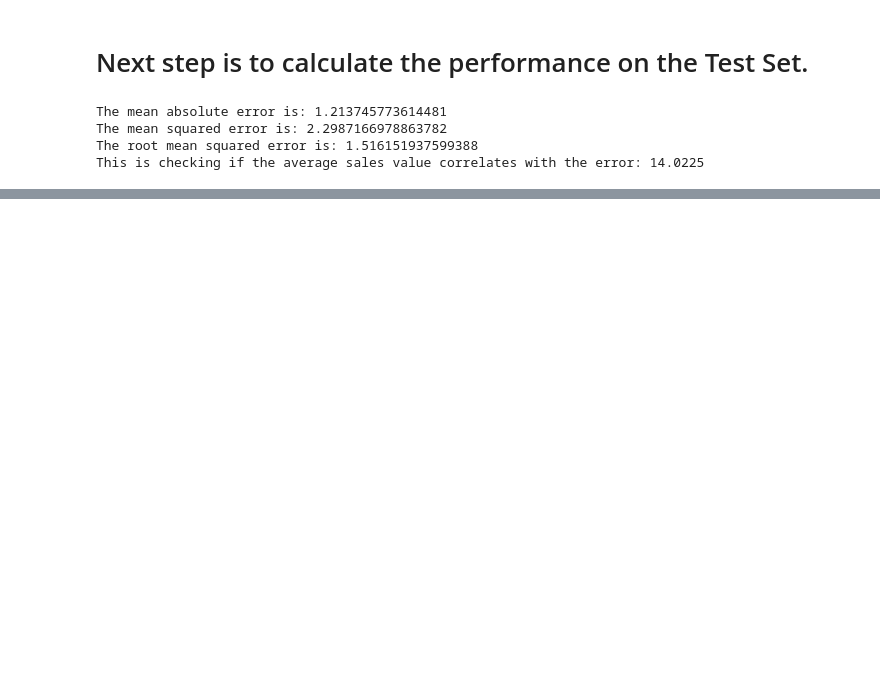
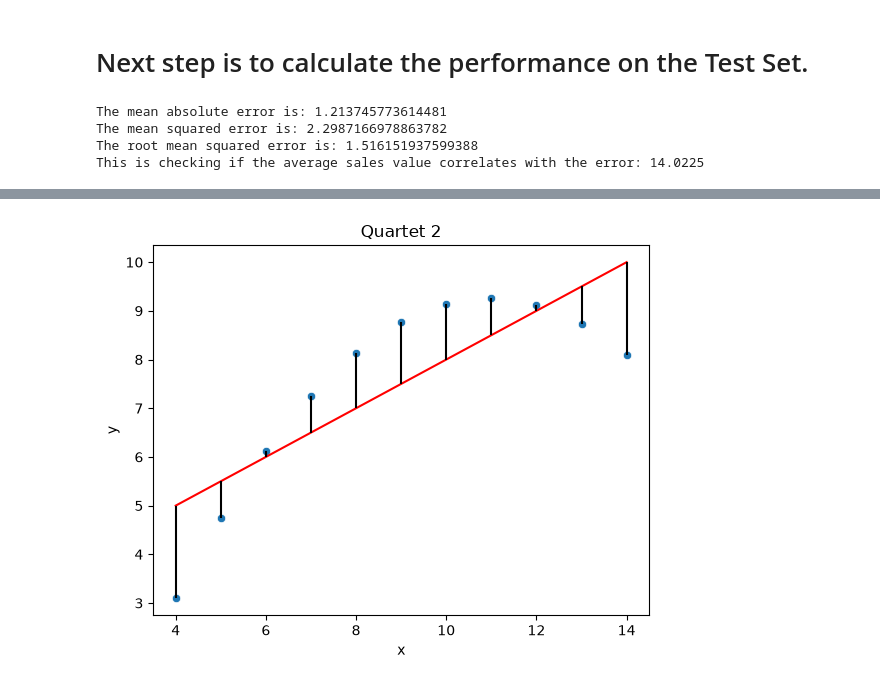
Before and after one commit to moeletsi04/machine_learning_study, a Jupyter notebook: Linear Regression/01_linear_regression.ipynb, the cells around one changed output, grey strips where cells are left out. Saved outputs shown, nothing was run; the diff lists cells and outputs as text; code cells hidden in the pictures; blank space fills up the shorter version.

```diff
--- a/Linear Regression/01_linear_regression.ipynb
+++ b/Linear Regression/01_linear_regression.ipynb
@@ -142,0 +301,16 @@ This is checking if the average sales value correlates with the error: 14.0225
+# %%
+# quartet2 2
+
+quartet2.columns = ['x','y']
+# %%
+
+# y = 3.00 + 0.500x
+quartet2['pred_y'] = 3 + 0.5 * quartet2['x']
+quartet2['residual'] = quartet2['y'] - quartet2['pred_y']
+
+sns.scatterplot(data=quartet2,x='x',y='y')
+sns.lineplot(data=quartet2,x='x',y='pred_y',color='red')
+plt.vlines(quartet2['x'],quartet2['y'],quartet2['y']-quartet2['residual'],colors="black")
+plt.title("Quartet 2");
+# %% [output]
+[figure, added]
```
Also changed, not shown: parts of 33 cells of this notebook.
